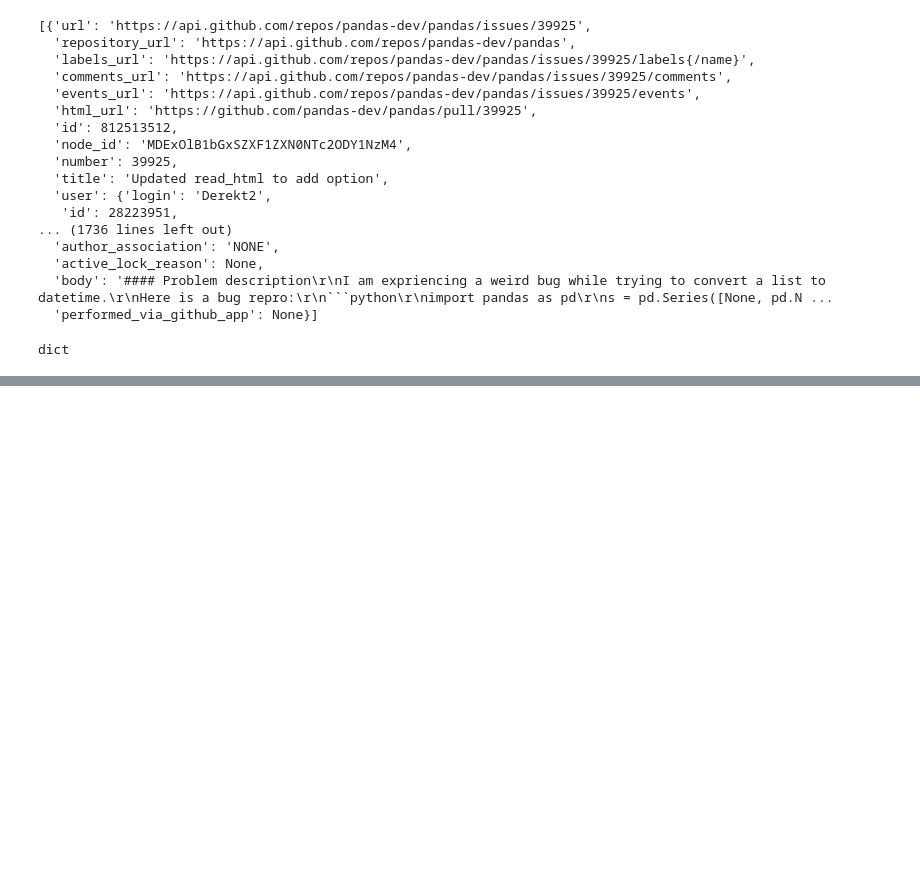
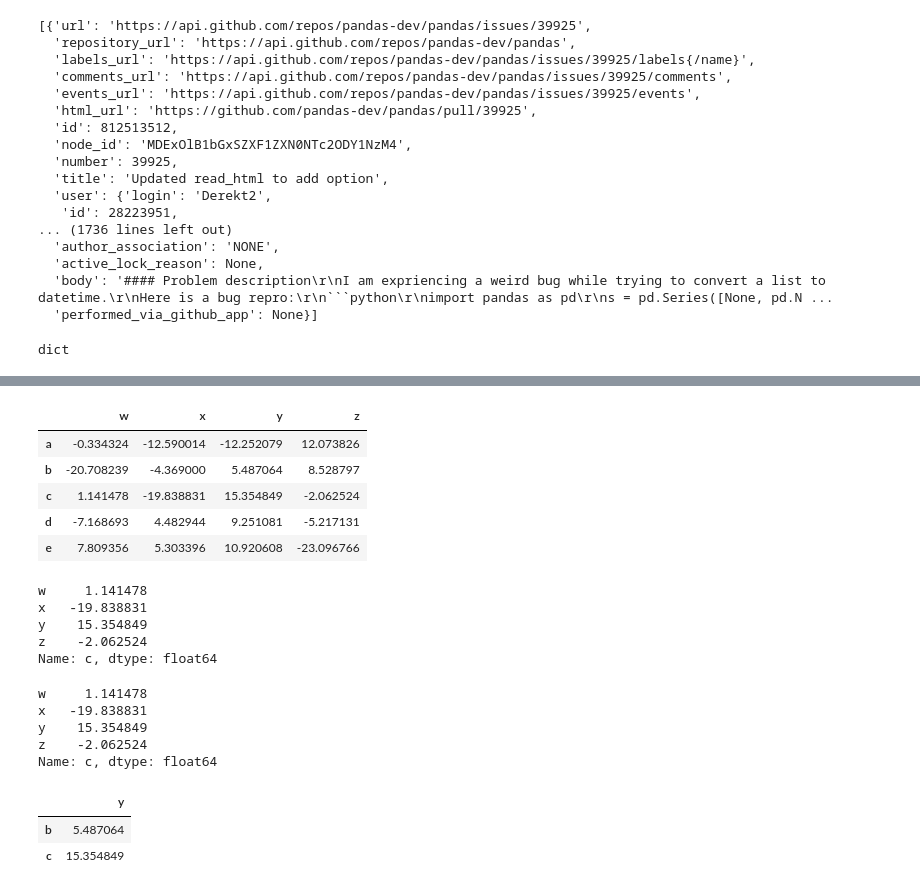
Before and after one commit to mdakram09/study-python, a Jupyter notebook: code_pandas1/examples/P2.ipynb, the cells around one changed output, grey strips where cells are left out. Cells and saved outputs as stored; diff of their text form; code cells hidden in the pictures; blank space fills up the shorter version.

```diff
--- a/code_pandas1/examples/P2.ipynb
+++ b/code_pandas1/examples/P2.ipynb
@@ -63,0 +92,31 @@ dict
+# %%
+df2
+# %% [output]
+|  | w | x | y | z |
+| a | -0.334324 | -12.590014 | -12.252079 | 12.073826 |
+| b | -20.708239 | -4.369000 | 5.487064 | 8.528797 |
+| c | 1.141478 | -19.838831 | 15.354849 | -2.062524 |
+| d | -7.168693 | 4.482944 | 9.251081 | -5.217131 |
+| e | 7.809356 | 5.303396 | 10.920608 | -23.096766 |
+# %%
+df2.loc['c']
+# %% [output]
+w     1.141478
+x   -19.838831
+y    15.354849
+z    -2.062524
+Name: c, dtype: float64
+# %%
+df2.iloc[2]
+# %% [output]
+w     1.141478
+x   -19.838831
+y    15.354849
+z    -2.062524
+Name: c, dtype: float64
+# %%
+df2.loc[['b','c'],['y']]
+# %% [output]
+|  | y |
+| b | 5.487064 |
+| c | 15.354849 |
```
Also changed, not shown: parts of 11 cells of this notebook.
